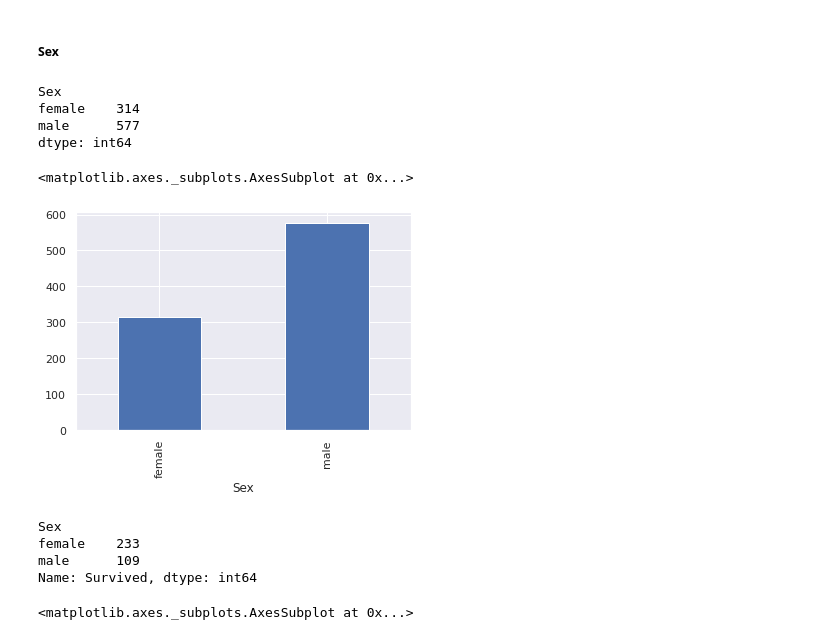
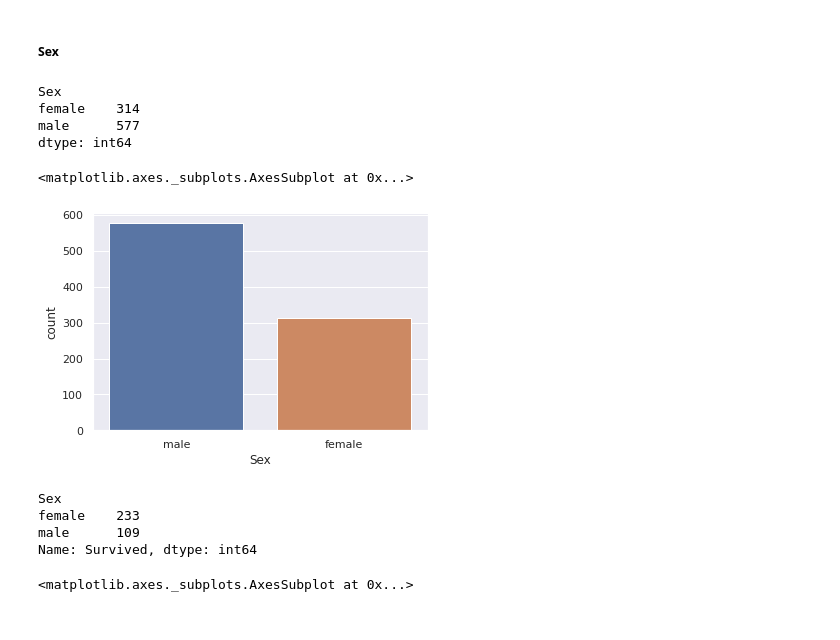
Before and after one commit to lerz30/ML_introduction, a Jupyter notebook: notebooks/pandas_intro.ipynb, the cells around one changed output. Drawn from its saved outputs; the diff is of its cells as text; code cells hidden in the pictures.

```diff
--- a/notebooks/pandas_intro.ipynb
+++ b/notebooks/pandas_intro.ipynb
@@ -173,25 +173,27 @@ Text(0.5, 1.0, 'Passenger class per sex')
 [figure]
 # %% [markdown]
 ##### Sex
-# %%
-df.groupby('Sex').size()
-# %% [output]
-Sex
-female    314
-male      577
-dtype: int64
-# %%
-df.groupby('Sex').size().plot(kind='bar')
-# %% [output]
-<matplotlib.axes._subplots.AxesSubplot at 0x...>
-[figure, removed]
-# %%
-df.groupby('Sex')['Survived'].sum()
-# %% [output]
-Sex
-female    233
-male      109
-Name: Survived, dtype: int64
+# %%
+#Number of passengers by Sex
+df.groupby('Sex').size()
+# %% [output]
+Sex
+female    314
+male      577
+dtype: int64
+# %%
+sns.countplot(x='Sex', data=df)
+# %% [output]
+<matplotlib.axes._subplots.AxesSubplot at 0x...>
+[figure, added]
+# %%
+#Number of passengers whom survived by Sex
+df.groupby('Sex')['Survived'].sum()
+# %% [output]
+Sex
+female    233
+male      109
+Name: Survived, dtype: int64
 # %%
 df.groupby('Sex')['Survived'].sum().plot(kind='bar')
 # %% [output]
```
Also changed, not shown: parts of 14 cells of this notebook.
